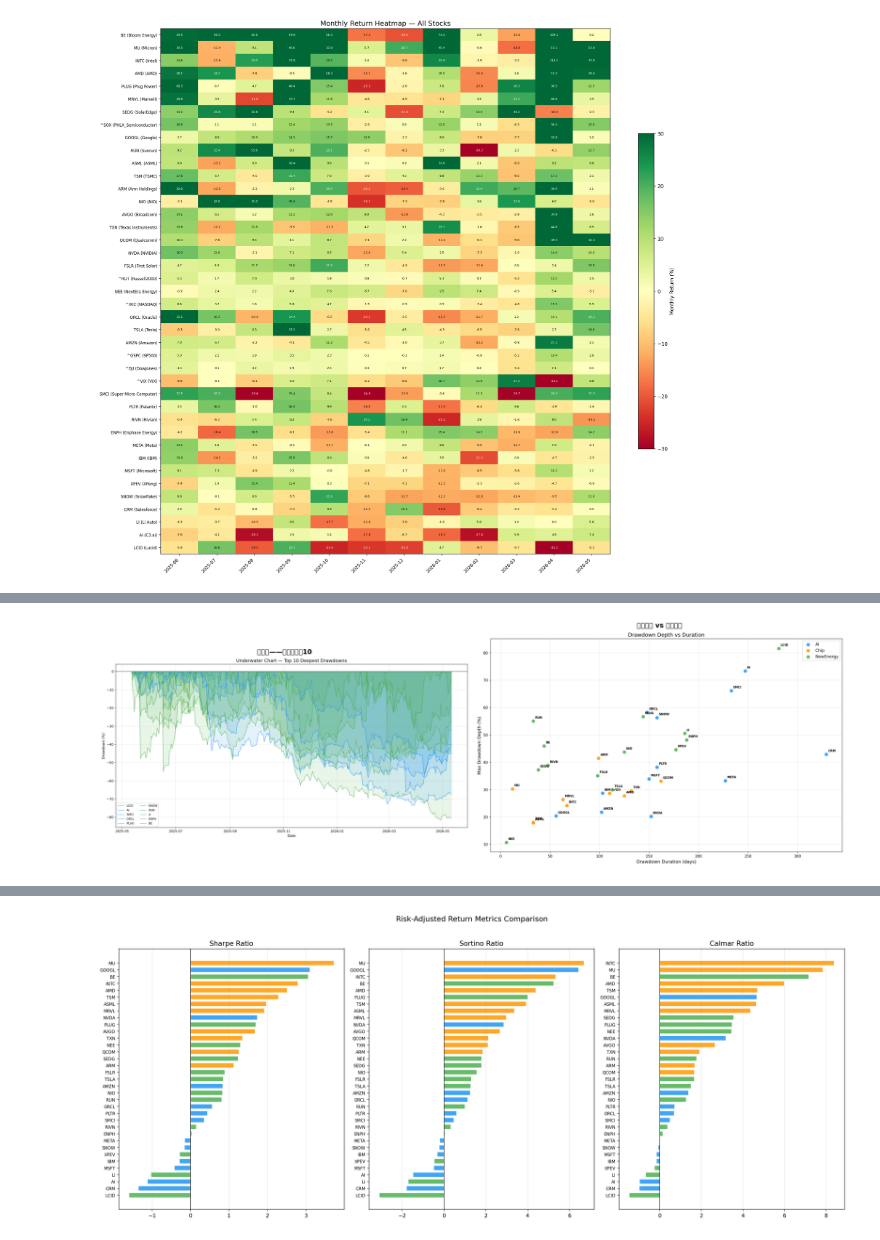
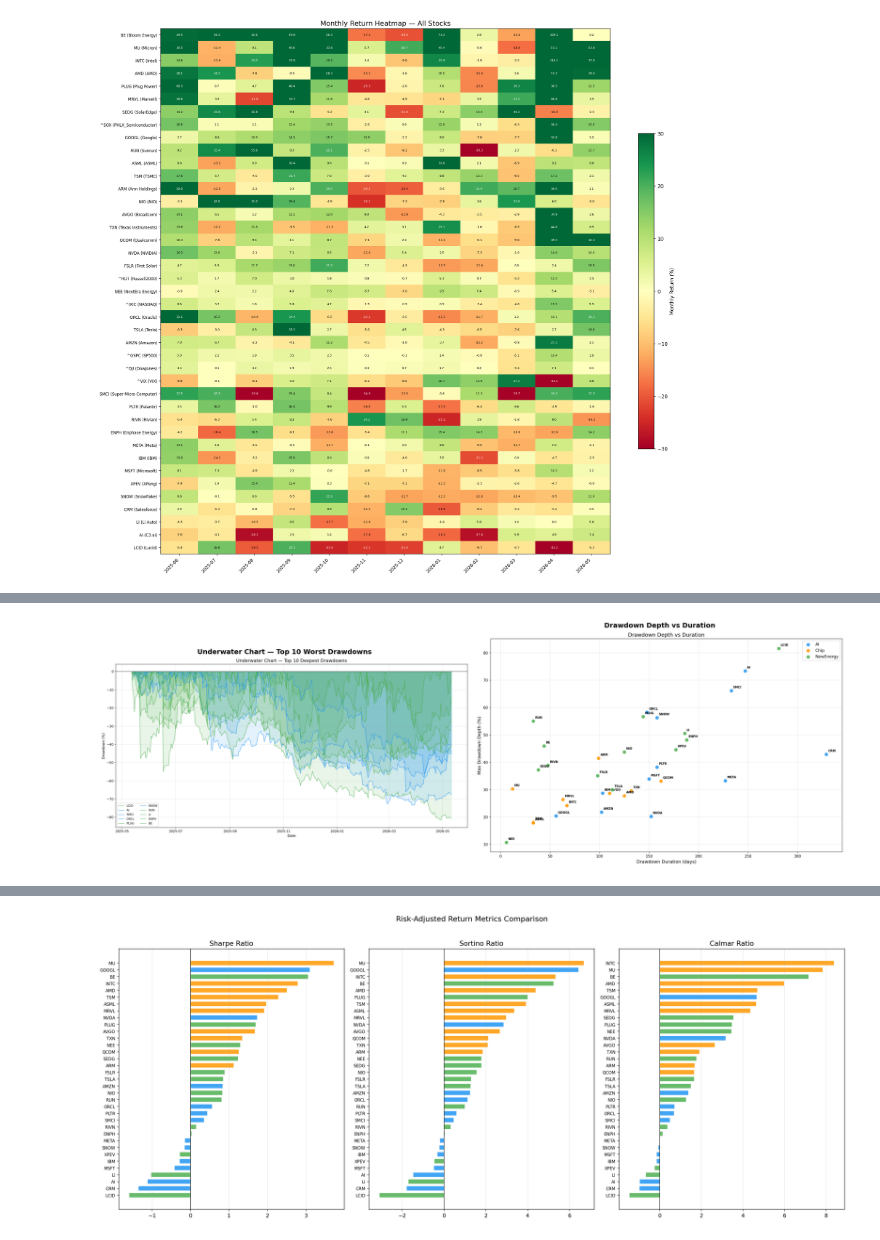
Before and after one commit to Key07211/AI-and-Chips-stock-analysis, a Jupyter notebook: report.ipynb, the cells around one changed output, grey strips where cells are left out. Saved outputs shown, nothing was run; the diff lists cells and outputs as text; code cells hidden in the pictures.

```diff
--- a/report.ipynb
+++ b/report.ipynb
@@ -338,14 +308,14 @@ display(followers[["Ticker", "Name", "Sector", "Avg_Follow_Corr", "Lead_Ratio",
 # %%
 fig, (ax1, ax2) = plt.subplots(1, 2, figsize=(22, 8))
 ax1.imshow(mpimg.imread(str(CHART / "Part5_Risk/Step10_Drawdown/underwater_top10.png")))
-ax1.set_title("水下图——最大回撤前10", fontsize=14, fontweight="bold")
+ax1.set_title("Underwater Chart — Top 10 Worst Drawdowns", fontsize=14, fontweight="bold")
 ax1.axis("off")
 ax2.imshow(mpimg.imread(str(CHART / "Part5_Risk/Step10_Drawdown/drawdown_depth_vs_duration.png")))
-ax2.set_title("回撤深度 vs 持续时间", fontsize=14, fontweight="bold")
+ax2.set_title("Drawdown Depth vs Duration", fontsize=14, fontweight="bold")
 ax2.axis("off")
 plt.tight_layout()
 plt.show()
 # %% [output]
-[figure, old version]
+[figure, new version]
 # %%
 dd = pd.read_csv(CHART / "Part5_Risk/Step10_Drawdown/drawdown_analysis.csv")
```
Also changed, not shown: parts of 52 cells of this notebook.
